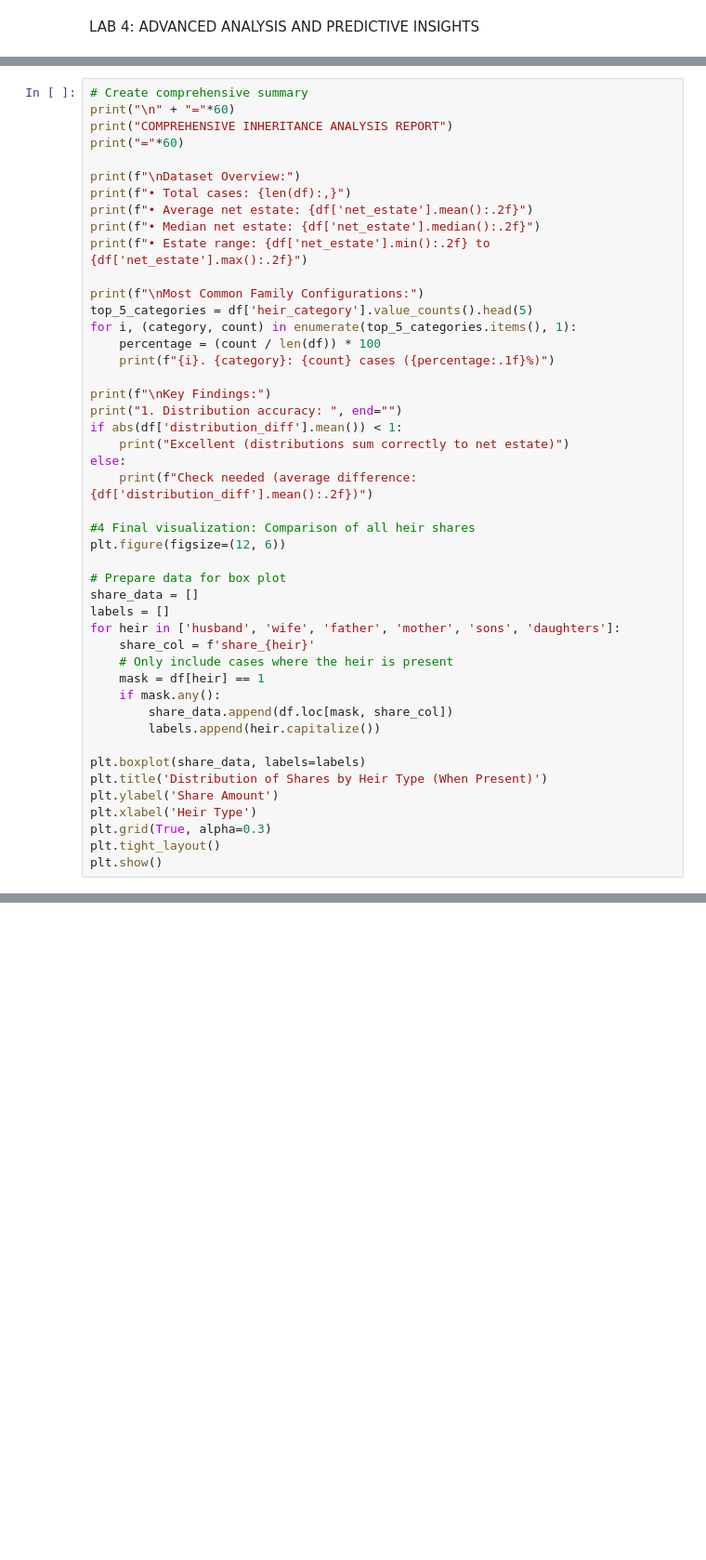
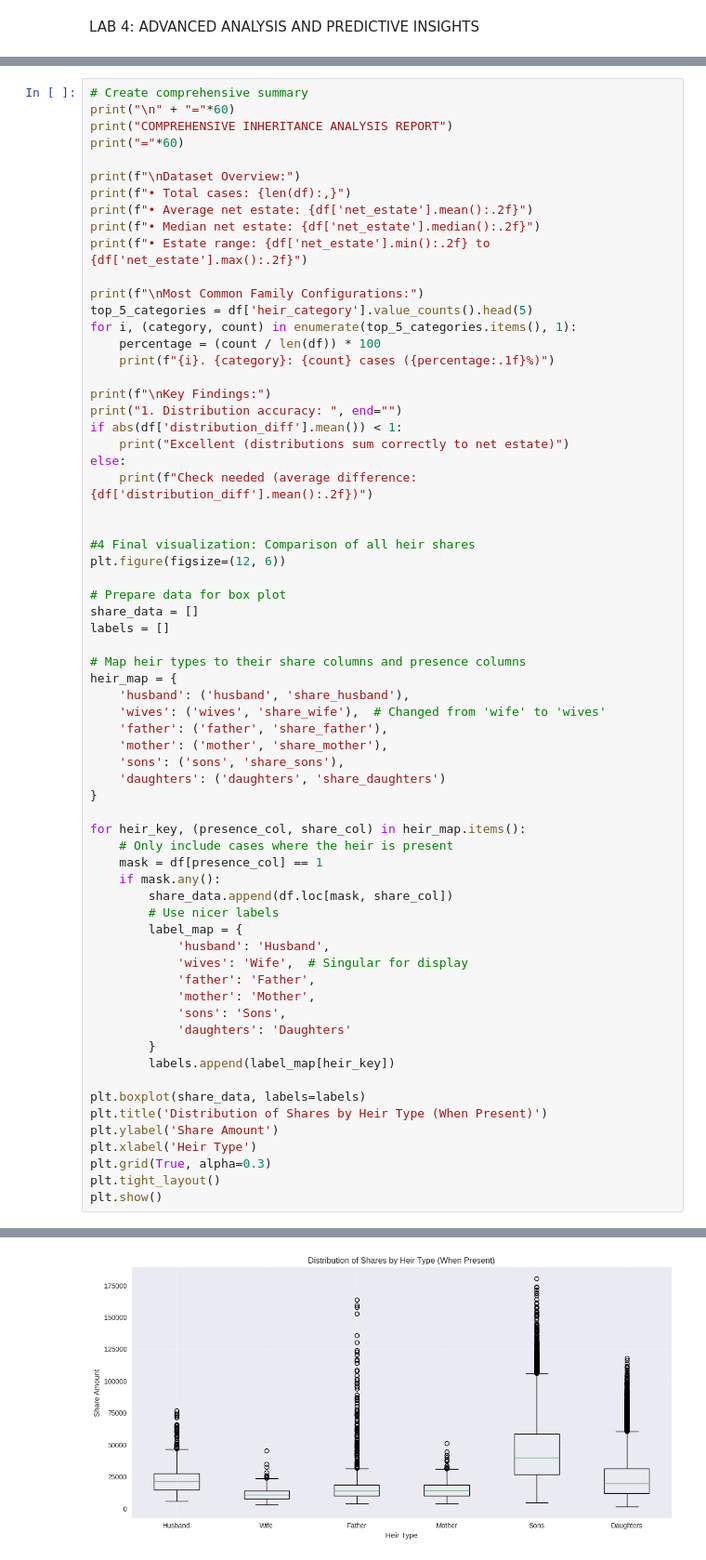
Before and after one commit to Altaieb-Mohammed/lab_2corse, a Jupyter notebook: lab2_3_4.ipynb, the cells around one changed output, grey strips where cells are left out. Shown: that part at 93% size. Drawn from its saved outputs; the diff is of its cells as text; blank space fills up the shorter version.

```diff
--- a/lab2_3_4.ipynb
+++ b/lab2_3_4.ipynb
@@ -358,19 +740,39 @@ if abs(df['distribution_diff'].mean()) < 1:
 else:
     print(f"Check needed (average difference: {df['distribution_diff'].mean():.2f})")
 
+
 #4 Final visualization: Comparison of all heir shares
 plt.figure(figsize=(12, 6))
 
 # Prepare data for box plot
 share_data = []
 labels = []
-for heir in ['husband', 'wife', 'father', 'mother', 'sons', 'daughters']:
-    share_col = f'share_{heir}'
+
+# Map heir types to their share columns and presence columns
+heir_map = {
+    'husband': ('husband', 'share_husband'),
+    'wives': ('wives', 'share_wife'),  # Changed from 'wife' to 'wives'
+    'father': ('father', 'share_father'),
+    'mother': ('mother', 'share_mother'),
+    'sons': ('sons', 'share_sons'),
+    'daughters': ('daughters', 'share_daughters')
+}
+
+for heir_key, (presence_col, share_col) in heir_map.items():
     # Only include cases where the heir is present
-    mask = df[heir] == 1
+    mask = df[presence_col] == 1
     if mask.any():
         share_data.append(df.loc[mask, share_col])
-        labels.append(heir.capitalize())
+        # Use nicer labels
+        label_map = {
+            'husband': 'Husband',
+            'wives': 'Wife',  # Singular for display
+            'father': 'Father',
+            'mother': 'Mother',
+            'sons': 'Sons',
+            'daughters': 'Daughters'
+        }
+        labels.append(label_map[heir_key])
 
 plt.boxplot(share_data, labels=labels)
 plt.title('Distribution of Shares by Heir Type (When Present)')
@@ -379,3 +781,4 @@ plt.xlabel('Heir Type')
 plt.grid(True, alpha=0.3)
 plt.tight_layout()
 plt.show()
+# %% [output]
@@ -381,0 +804 @@ plt.show()
+[figure, added]
```
Also changed, not shown: parts of 20 cells of this notebook.
